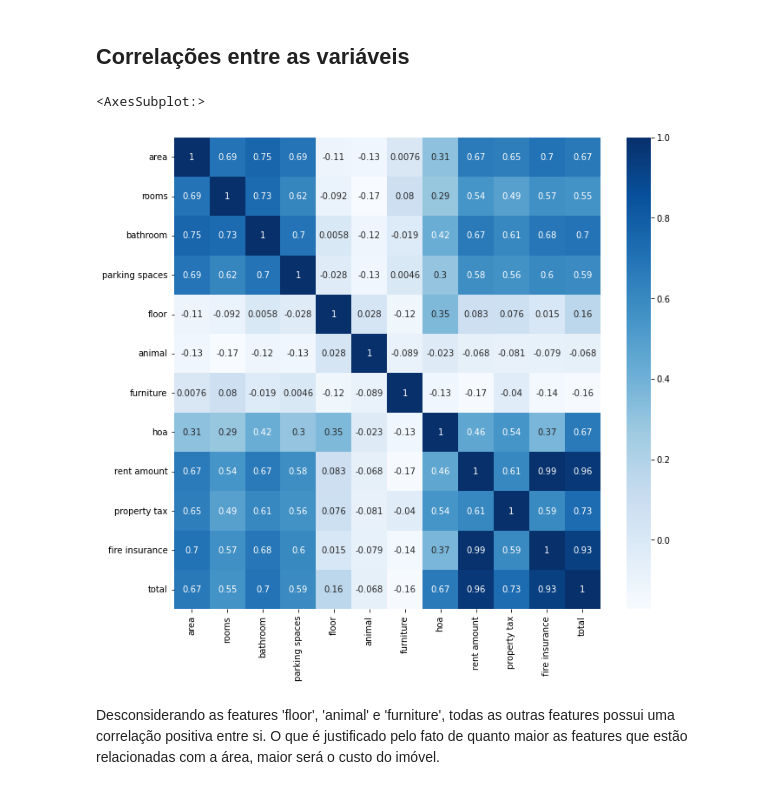
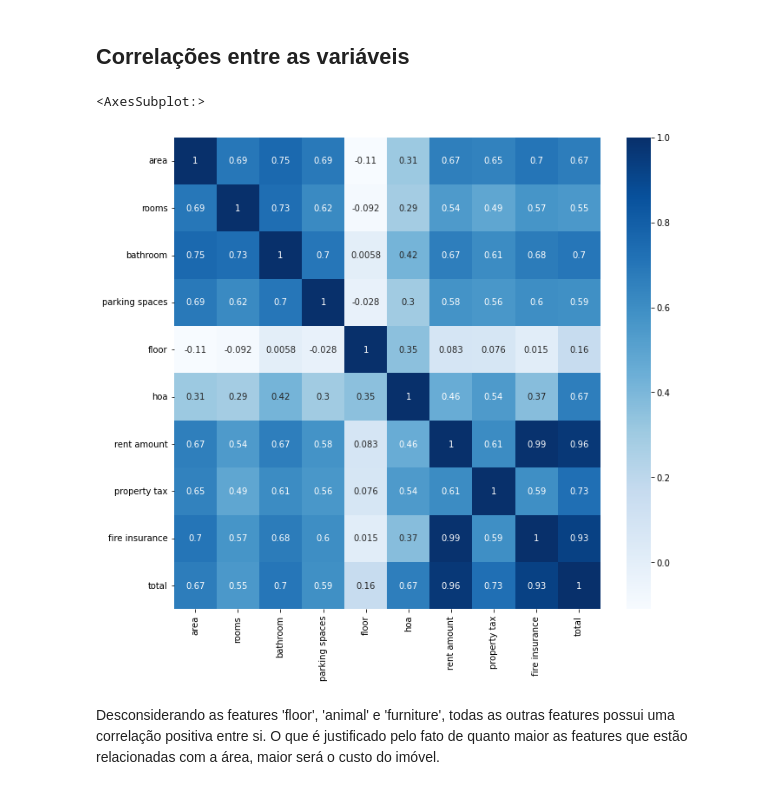
Before and after one commit to IgorFormiga/Data-Science-Projects, a Jupyter notebook: 2_Exploratory_Data_Analysis.ipynb, the cells around one changed output. Drawn from its saved outputs; the diff is of its cells as text; code cells hidden in the pictures.

```diff
--- a/2_Exploratory_Data_Analysis.ipynb
+++ b/2_Exploratory_Data_Analysis.ipynb
@@ -38,17 +34,17 @@ dataset.head()
 # %% [markdown]
 ## Correlações entre as variáveis
 # %%
-corr = dataset.drop(['city'], axis=1).corr()
+corr = dataset.drop(['city', 'animal', 'furniture'], axis=1).corr()
 
 plt.figure(figsize=(11,10))
 
 sns.heatmap(corr,
         xticklabels=corr.columns,
         yticklabels=corr.columns,
         cmap="Blues", annot=True)
 # %% [output]
 <AxesSubplot:>
-[figure, old version]
+[figure, new version]
 # %% [markdown]
 Desconsiderando as features 'floor', 'animal' e 'furniture', todas as outras features possui uma correlação positiva entre si. O que é  justificado pelo fato de quanto maior as features que estão relacionadas com a área, maior será o custo do imóvel.
 # %% [markdown]
```
Also changed, not shown: parts of 5 cells of this notebook, 1 other file.
